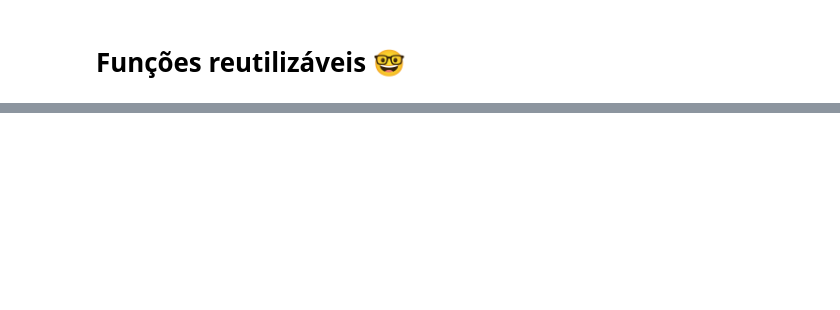
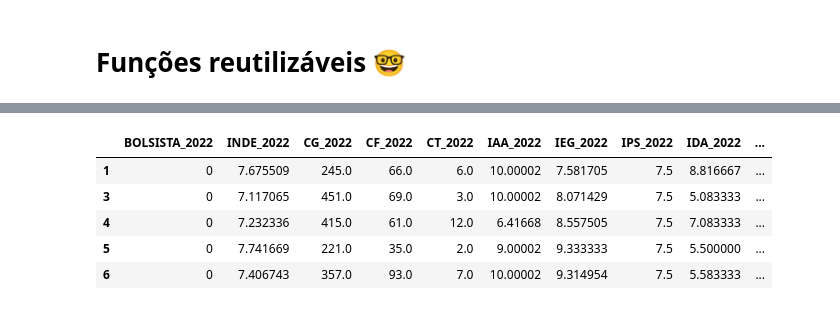
Before and after one commit to eugeniogdiniz/PosTechDataScience_Fiap, a Jupyter notebook: 05_Deep_Learning/TechChallenge/Script/notebook/DATATHON_PASSOS_MÁGICOS.ipynb, the cells around one changed output, grey strips where cells are left out. Saved outputs shown, nothing was run; the diff lists cells and outputs as text; code cells hidden in the pictures; blank space fills up the shorter version.

```diff
--- a/05_Deep_Learning/TechChallenge/Script/notebook/DATATHON_PASSOS_MÁGICOS.ipynb
+++ b/05_Deep_Learning/TechChallenge/Script/notebook/DATATHON_PASSOS_MÁGICOS.ipynb
@@ -205,0 +182,16 @@ df_2022.head()
+# %%
+passos_magicos_22.rename(columns={
+    'PEDRA_2022_Ametista':'Ametista',
+    'PEDRA_2022_Quartzo':'Quartzo',
+    'PEDRA_2022_Topázio':'Topazio',
+    'PEDRA_2022_Ágata':'Agata'
+}, inplace = True)
+# %%
+passos_magicos_22.head()
+# %% [output]
+|  | BOLSISTA_2022 | INDE_2022 | CG_2022 | CF_2022 | CT_2022 | IAA_2022 | IEG_2022 | IPS_2022 | IDA_2022 | ... |
+| 1 | 0 | 7.675509 | 245.0 | 66.0 | 6.0 | 10.00002 | 7.581705 | 7.5 | 8.816667 | ... |
+| 3 | 0 | 7.117065 | 451.0 | 69.0 | 3.0 | 10.00002 | 8.071429 | 7.5 | 5.083333 | ... |
+| 4 | 0 | 7.232336 | 415.0 | 61.0 | 12.0 | 6.41668 | 8.557505 | 7.5 | 7.083333 | ... |
+| 5 | 0 | 7.741669 | 221.0 | 35.0 | 2.0 | 9.00002 | 9.333333 | 7.5 | 5.500000 | ... |
+| 6 | 0 | 7.406743 | 357.0 | 93.0 | 7.0 | 10.00002 | 9.314954 | 7.5 | 5.583333 | ... |
```
Also changed, not shown: parts of 46 cells of this notebook, 2 other files.
